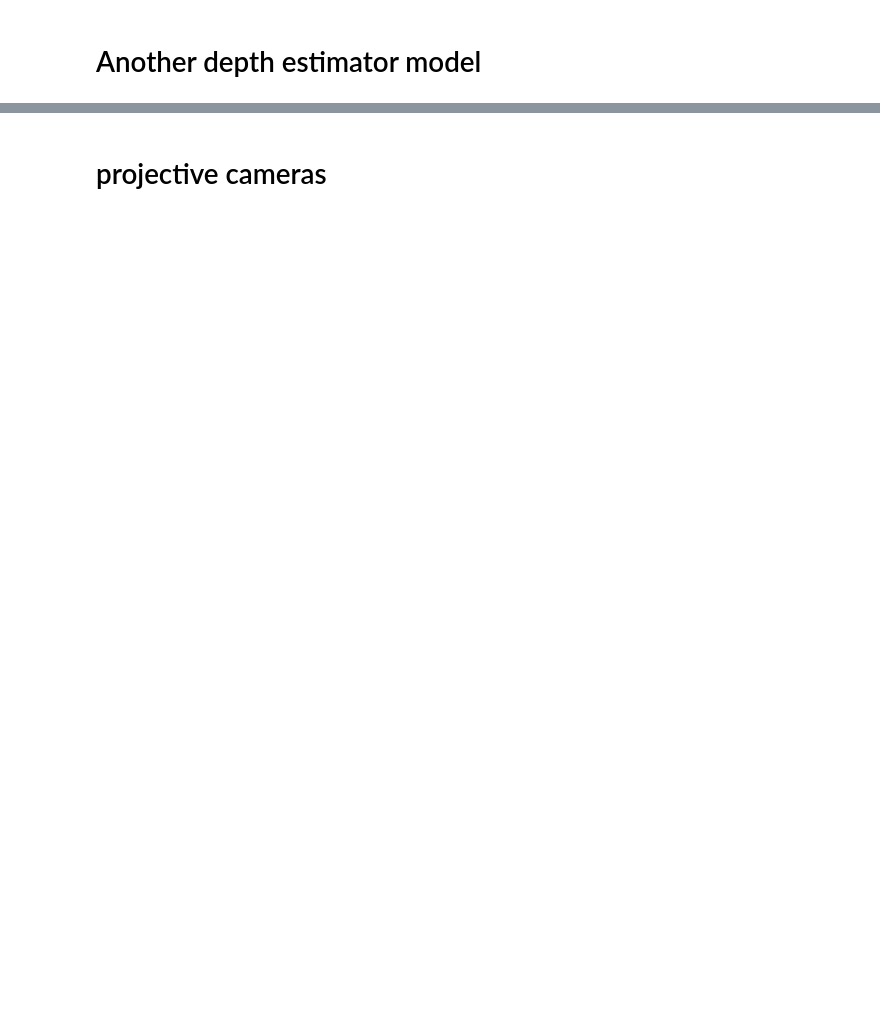
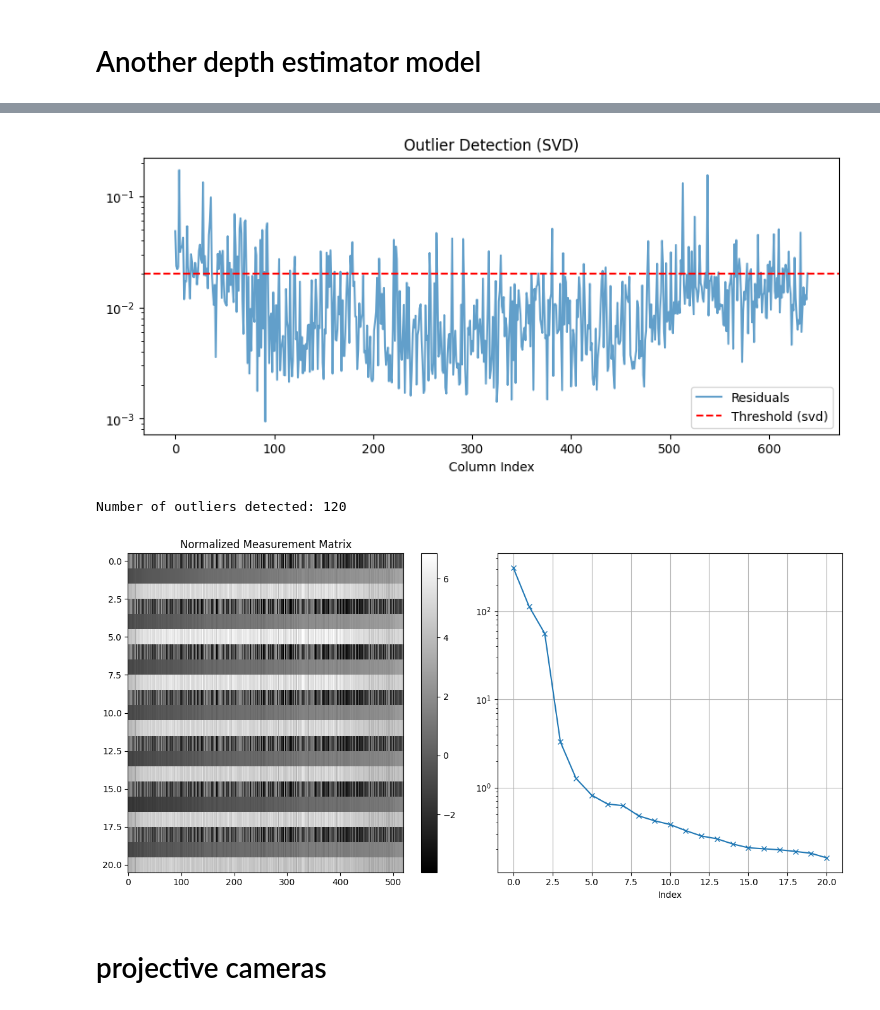
Before and after one commit to manel-ferreira-01/trackers, a Jupyter notebook: test.ipynb, the cells around one changed output, grey strips where cells are left out. Cells and saved outputs as stored; diff of their text form; code cells hidden in the pictures; blank space fills up the shorter version.

```diff
--- a/test.ipynb
+++ b/test.ipynb
@@ -894,0 +293,4 @@ pose.camera1.focal
+# %%
+from src.mde_infer import infer_mde
+
+depth_infered, instrisics_infered = infer_mde(video_tensor, mde_model="moge")
@@ -895,58 +330,51 @@ pose.camera1.focal
 # %%
-from src.projective_factorization import build_depth_weighted_matrix
-from src.projective_factorization import get_subspace_outlier_indices
+from src.projective_factorization import build_depth_weighted_matrix, get_subspace_outlier_indices
 
 # make the tracks fit into the new depth size
-W_uni = obs_mat.clone()
-W_uni[0::2,:] = W_uni[0::2] * (uni_depth_tensor.shape[1] / video_tensor.shape[2])
-W_uni[1::2,:] = W_uni[1::2] * (uni_depth_tensor.shape[2] / video_tensor.shape[3])
+W_mat = obs_mat.clone()
+W_mat[0::2,:] = W_mat[0::2] * (depth_infered.shape[1] / video_tensor.shape[2])
+W_mat[1::2,:] = W_mat[1::2] * (depth_infered.shape[2] / video_tensor.shape[3])
 
-W_uni, tracks_lambda_unidepth = build_depth_weighted_matrix(W_uni, uni_depth_tensor,
-                                            #torch.mean(uni_focal_tensor,dim=0).unsqueeze(0))
-                                            uni_focal_tensor)
+W_mat, lambda_mat = build_depth_weighted_matrix(W_mat, depth_infered,
+                                            torch.mean(instrisics_infered,dim=0).unsqueeze(0))
+                                            #instrisics_infered)
 
-# remove columns from W_uni where tracks_lambda_unidepth is NaN or Inf
-valid_lambda_mask = torch.isfinite(tracks_lambda_unidepth).all(dim=0)
-W_uni = W_uni[:, valid_lambda_mask]
-tracks_lambda_unidepth = tracks_lambda_unidepth[:, valid_lambda_mask]
+# remove columns from W_mat where lambda_mat is NaN or Inf
+valid_lambda_mask = torch.isfinite(lambda_mat).all(dim=0)
+W_mat = W_mat[:, valid_lambda_mask]
+lambda_mat = lambda_mat[:, valid_lambda_mask]
 
-W_depth_uni = W_uni * tracks_lambda_unidepth.repeat_interleave(3,0)
+W_lambda_mat = W_mat * lambda_mat.repeat_interleave(3,0)
 
-_, outliers_mask_uni, residuals_uni = get_subspace_outlier_indices(W_depth_uni, \
-                                                    rank=4, mode="ransac", threshold=1e-1)
+_, outliers_mask_uni, residuals_uni = get_subspace_outlier_indices(W_lambda_mat, \
+                                                    rank=4, mode="svd", threshold=2e-2)
 
 if 1:
-    # Only filter using VGGT outliers if the variables exist
-    if 'outliers_mask_vggt' in locals():
-        W_depth_uni = W_depth_uni[:, ~(outliers_mask_uni + outliers_mask_vggt)] # [3F, P_valid]
-        W_uni = W_uni[:, ~(outliers_mask_uni + outliers_mask_vggt)] # [3F, P_valid]
-        tracks_lambda_unidepth = tracks_lambda_unidepth[:,~(outliers_mask_uni + outliers_mask_vggt)]
-
-        W_depth_vggt = W_depth_vggt[:, ~(outliers_mask_uni + outliers_mask_vggt)] # [3F, P_valid]
-        W_vggt = W_vggt[:, ~(outliers_mask_uni + outliers_mask_vggt)] # [3F, P_valid]
-        tracks_lambda_vggt = tracks_lambda_vggt[:,~(outliers_mask_uni + outliers_mask_vggt)]
-    else:
-        W_depth_uni = W_depth_uni[:, ~(outliers_mask_uni)] # [3F, P_valid]
-        W_uni = W_uni[:, ~(outliers_mask_uni)] # [3F, P_valid]
-        tracks_lambda_unidepth = tracks_lambda_unidepth[:,~(outliers_mask_uni)]
+    W_lambda_mat = W_lambda_mat[:, ~ (outliers_mask_uni)] # [3F, P_valid]
+    W_mat = W_mat[:, ~ (outliers_mask_uni)] # [3F, P_valid]
+    lambda_mat = lambda_mat[:,~(outliers_mask_uni)]
 
 
 
 fig, axes = plt.subplots(1, 2, figsize=(12, 6))
 
 # Plot the normalized measurement matrix
-im1 = axes[0].imshow(W_depth_uni, aspect='auto', cmap='gray', interpolation='none')
+im1 = axes[0].imshow(W_lambda_mat, aspect='auto', cmap='gray', interpolation='none')
 axes[0].set_title("Normalized Measurement Matrix")
 fig.colorbar(im1, ax=axes[0])
 
 # Plot the singular values in log scale
-axes[1].plot(torch.linalg.svd(W_depth_uni)[1], "-x")
+axes[1].plot(torch.linalg.svd(W_lambda_mat)[1], "-x")
 axes[1].set_xlabel("Index")
 axes[1].set_yscale('log')
 axes[1].grid(True)
 
 plt.tight_layout()
 plt.show(fig)
+# %% [output]
+[figure, added]
+Number of outliers detected: 120
+[figure, added]
 # %% [markdown]
 # projective cameras
 # %%
```
Also changed, not shown: parts of 47 cells of this notebook, 11 other files.
